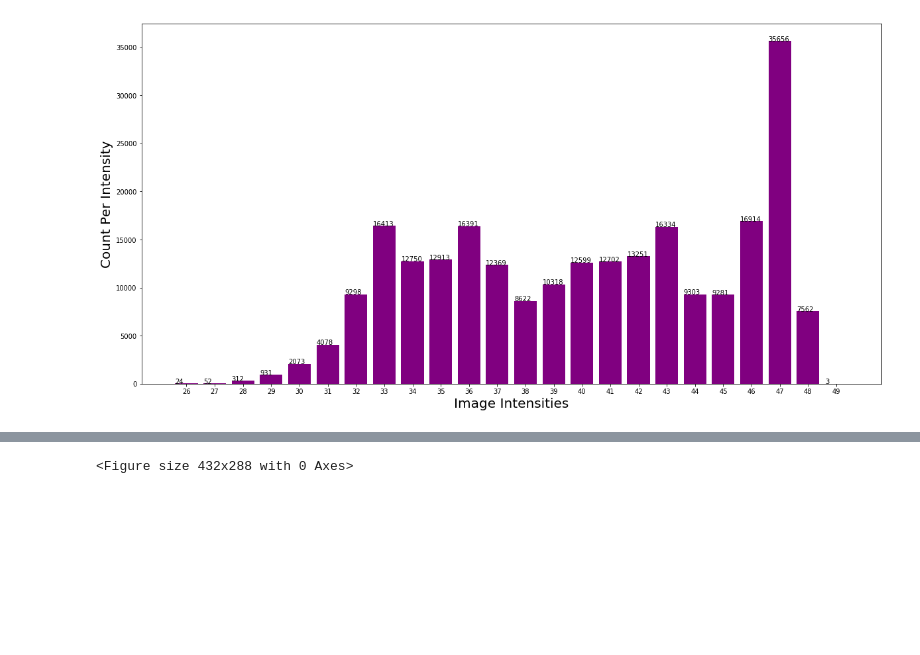
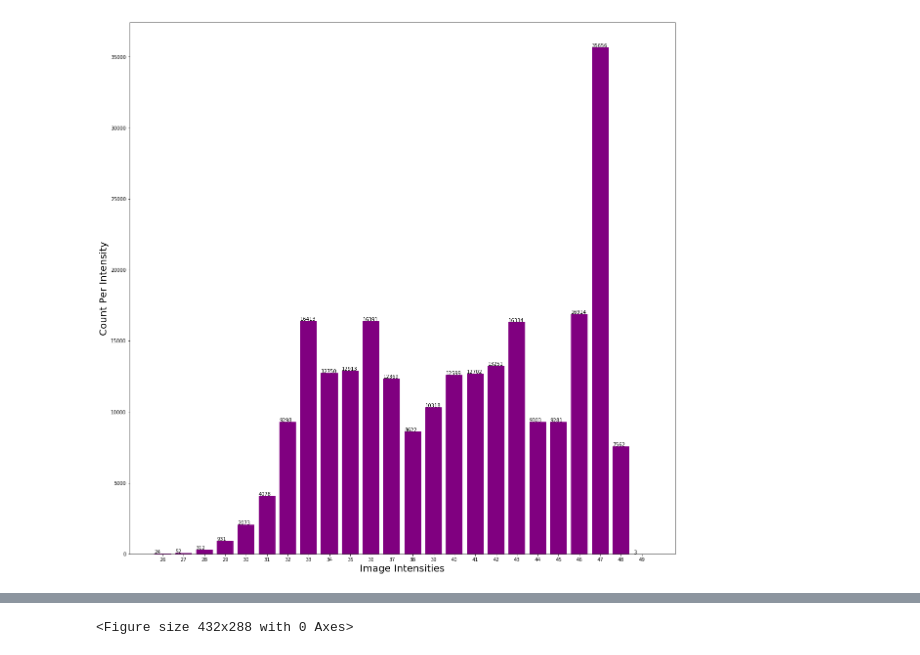
Before and after one commit to karefsn/Image-Processing-Tasks, a Jupyter notebook: IP-Assignment#1.ipynb, the cells around one changed output, grey strips where cells are left out. Cells and saved outputs as stored; diff of their text form; code cells hidden in the pictures; blank space fills up the shorter version.

```diff
--- a/IP-Assignment#1.ipynb
+++ b/IP-Assignment#1.ipynb
@@ -57,20 +55,20 @@ def normal_histogram(img):
     frequency= list(frequency)
     return elements, frequency
 # %%
-image = Image.open('Sphinx.png')
-new_img = image.copy()
-elements, normal_vector = normal_histogram(new_img)
-
-figure, axes = plt.subplots(figsize=(20, 10))
-
-axes.bar(elements,normal_vector, width=0.8, tick_label = elements, color= 'purple')
-axes.set_ylabel('Count Per Intensity',size=20)
-axes.set_xlabel('Image Intensities', size=20)
-for i, v in enumerate(normal_vector):
-      plt.text(elements[i]-0.4, v+0.01, str(v))
-
-#figure.savefig('Before_Eq.jpg')
+def create_histogram(xaxis, yaxis):
+    figure, axes = plt.subplots(figsize=(20, 20))
+    axes.bar(xaxis,yaxis, width=0.8, tick_label = xaxis, color= 'purple')
+    axes.set_ylabel( 'Count Per Intensity',size=20)
+    axes.set_xlabel('Image Intensities' , size=20)
+    for i, v in enumerate(yaxis):
+          plt.text(xaxis[i]-0.4, v+0.01, str(v))
+    #figure.savefig('Before_Eq.jpg')
-# %% [output]
-[figure, removed]
+# %%
+image = Image.open('Sphinx.png').convert('L')
+new_img = image.copy()
+elements, normal_vector = normal_histogram(new_img)
+create_histogram(elements, normal_vector)
+# %% [output]
+[figure, added]
 # %%
 equalised_vector = equalise_histogram(new_img, elements, normal_vector)
```
Also changed, not shown: parts of 3 cells of this notebook.
